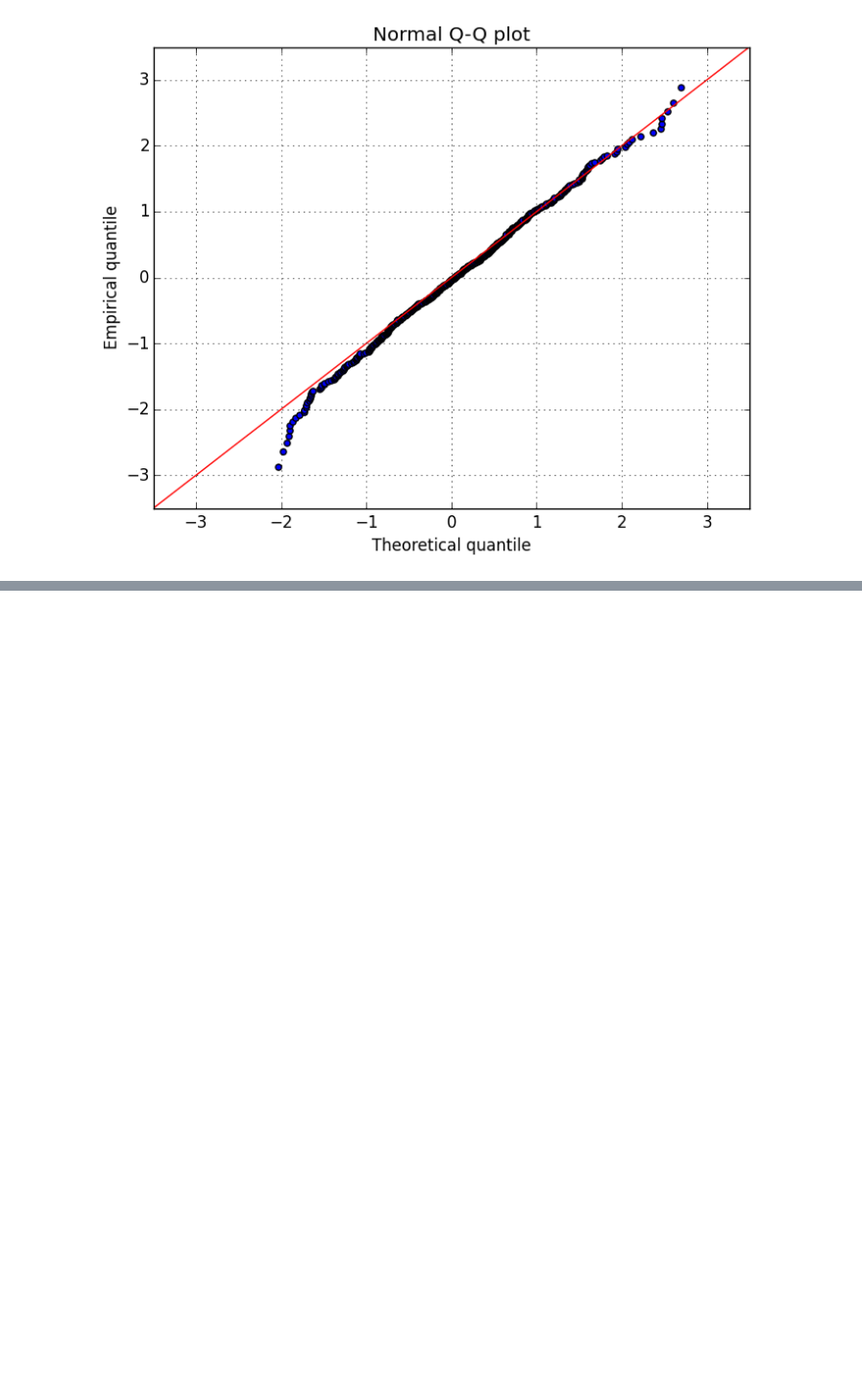
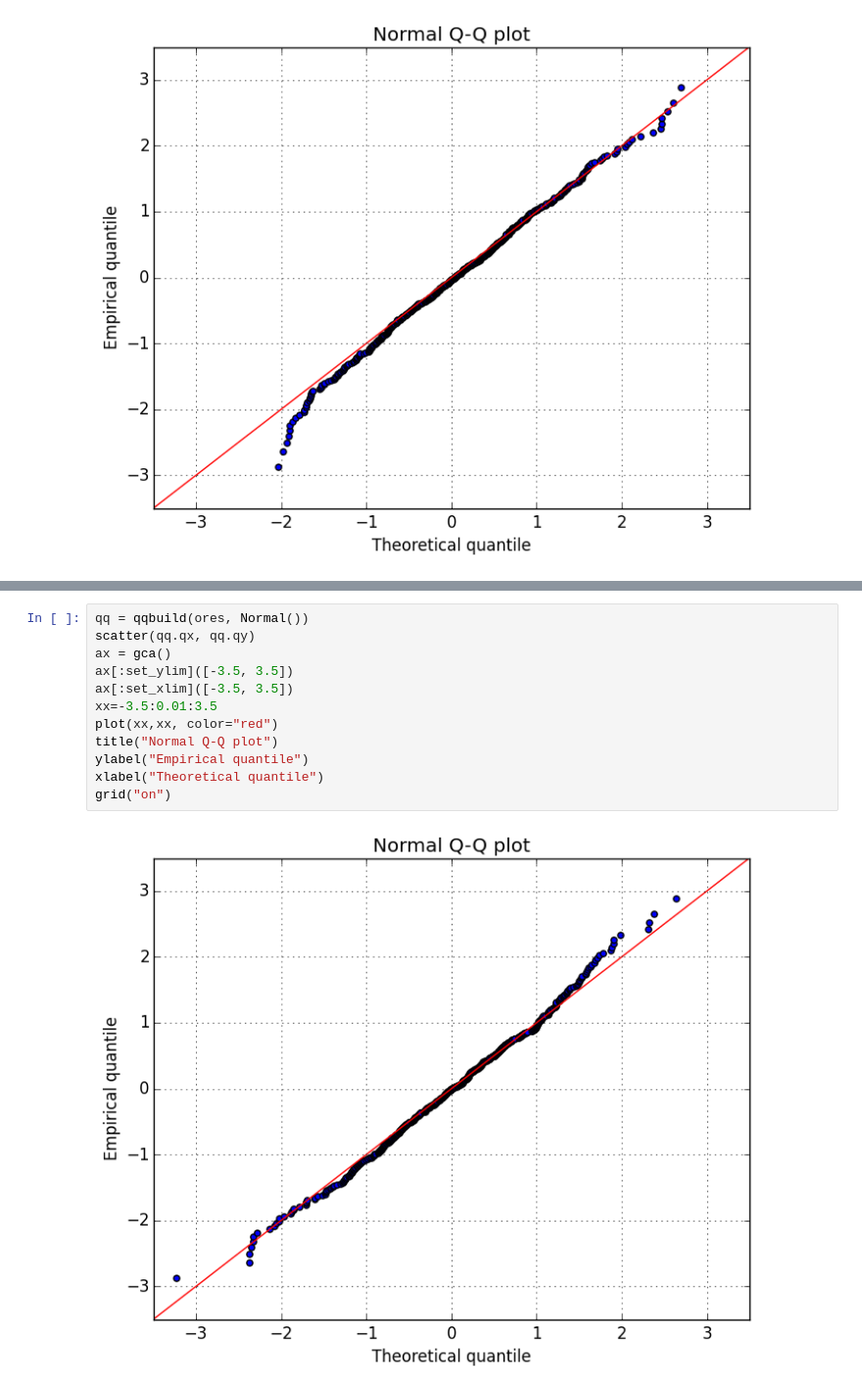
Before and after one commit to mlakolar/QR.jl, a Jupyter notebook: Plotting results for the paper.ipynb, the cells around one changed output, grey strips where cells are left out. Shown: that part at 98% size. Saved outputs shown, nothing was run; the diff lists cells and outputs as text; blank space fills up the shorter version.

```diff
--- a/Plotting results for the paper.ipynb
+++ b/Plotting results for the paper.ipynb
@@ -215,0 +314,14 @@ grid("on")
+# %%
+qq = qqbuild(ores, Normal())
+scatter(qq.qx, qq.qy)
+ax = gca()
+ax[:set_ylim]([-3.5, 3.5])
+ax[:set_xlim]([-3.5, 3.5])
+xx=-3.5:0.01:3.5
+plot(xx,xx, color="red")
+title("Normal Q-Q plot")
+ylabel("Empirical quantile")
+xlabel("Theoretical quantile")
+grid("on")
+# %% [output]
+[figure, added]
```
Also changed, not shown: parts of 17 cells of this notebook.
